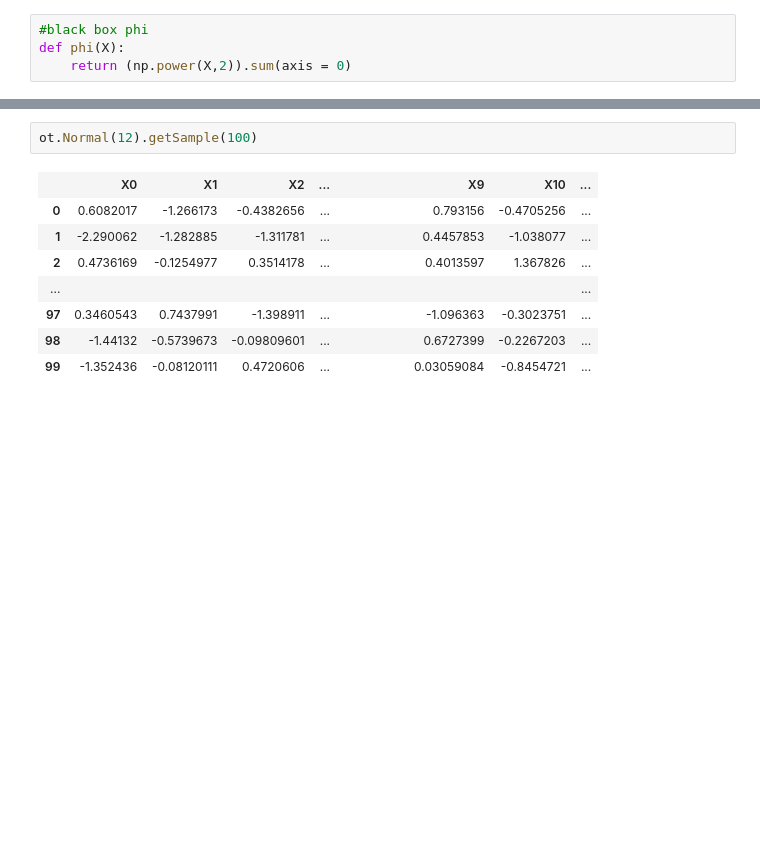
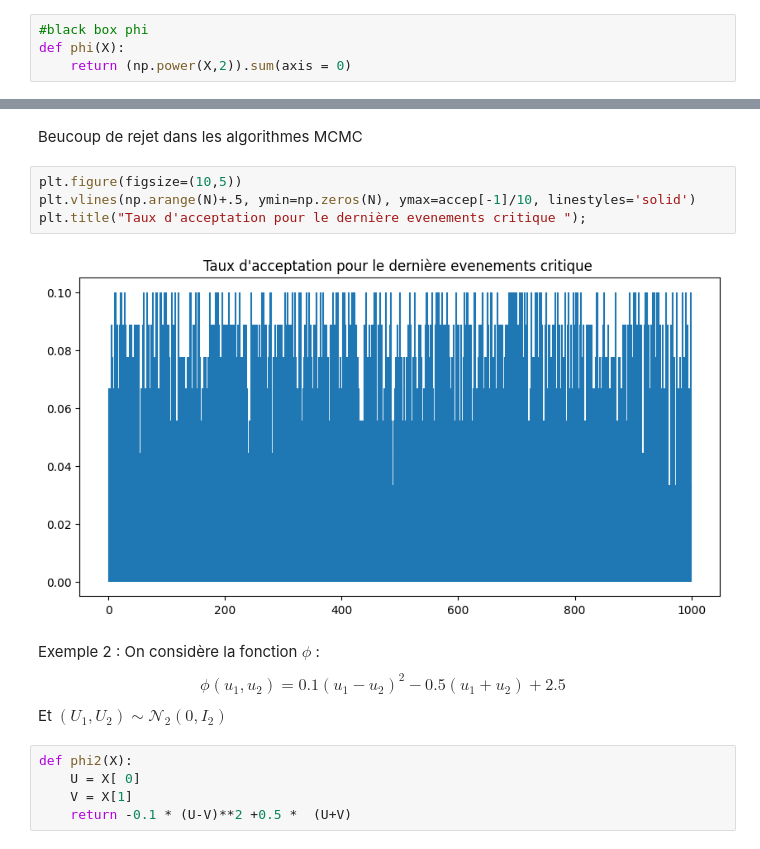
Before and after one commit to imn167/VAE_SS, a Jupyter notebook: SS_VAE.ipynb, the cells around one changed output, grey strips where cells are left out. Saved outputs shown, nothing was run; the diff lists cells and outputs as text; blank space fills up the shorter version.

```diff
--- a/SS_VAE.ipynb
+++ b/SS_VAE.ipynb
@@ -57,11 +61,17 @@ import openturns as ot
-# %%
-ot.Normal(12).getSample(100)
-# %% [output]
-|  | X0 | X1 | X2 | ... |  |  |  |  |  | X9 | X10 | ... |
-| 0 | 0.6082017 | -1.266173 | -0.4382656 | ... |  |  |  |  |  | 0.793156 | -0.4705256 | ... |
-| 1 | -2.290062 | -1.282885 | -1.311781 | ... |  |  |  |  |  | 0.4457853 | -1.038077 | ... |
-| 2 | 0.4736169 | -0.1254977 | 0.3514178 | ... |  |  |  |  |  | 0.4013597 | 1.367826 | ... |
-| ... |  |  |  |  |  |  |  |  |  |  |  | ... |
-| 97 | 0.3460543 | 0.7437991 | -1.398911 | ... |  |  |  |  |  | -1.096363 | -0.3023751 | ... |
-| 98 | -1.44132 | -0.5739673 | -0.09809601 | ... |  |  |  |  |  | 0.6727399 | -0.2267203 | ... |
-| 99 | -1.352436 | -0.08120111 | 0.4720606 | ... |  |  |  |  |  | 0.03059084 | -0.8454721 | ... |
+# %% [markdown]
+Beucoup de rejet dans les algorithmes MCMC
+# %%
+plt.figure(figsize=(10,5))
+plt.vlines(np.arange(N)+.5, ymin=np.zeros(N), ymax=accep[-1]/10, linestyles='solid')
+plt.title("Taux d'acceptation pour le dernière evenements critique ");
+# %% [output]
+[figure, added]
+# %% [markdown]
+Exemple 2 : On considère la fonction $\phi$ :
+$$\phi(u_1, u_2) = 0.1 (u_1-u_2)^2 - 0.5 (u_1+ u_2) + 2.5 $$
+Et $(U_1, U_2) \sim \mathcal{N}_2(0, I_2)$
+# %%
+def phi2(X):
+    U = X[ 0]
+    V = X[1]
+    return -0.1 * (U-V)**2 +0.5 *  (U+V)
```
Also changed, not shown: parts of 13 cells of this notebook, 4 other files.
